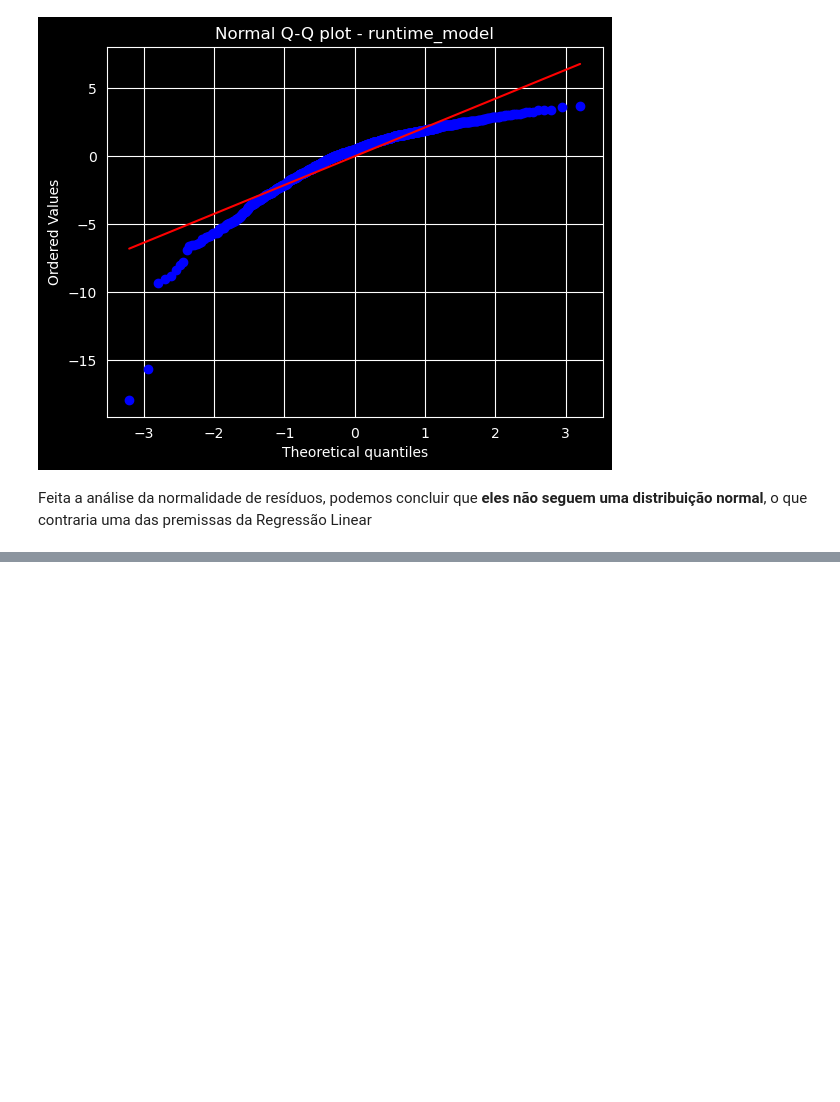
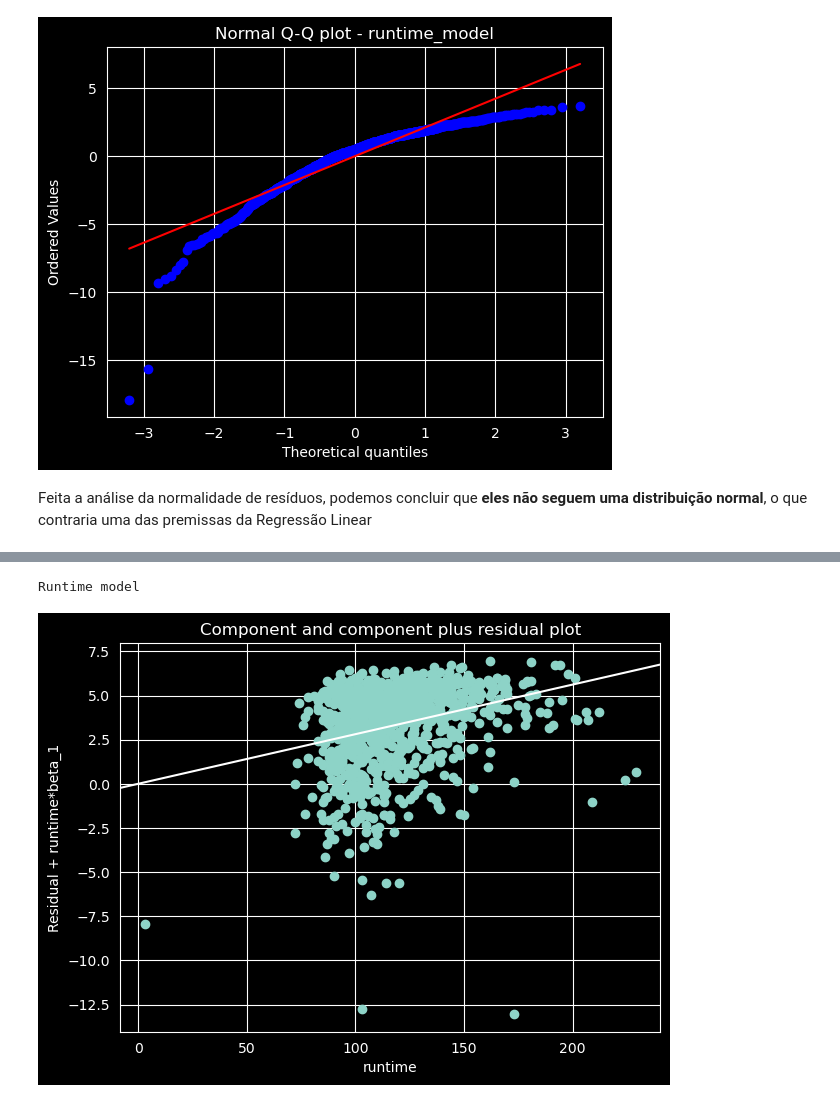
Before and after one commit to LucasPeil/movies_analysis, a Jupyter notebook: movies_analysis.ipynb, the cells around one changed output, grey strips where cells are left out. Saved outputs shown, nothing was run; the diff lists cells and outputs as text; code cells hidden in the pictures; blank space fills up the shorter version.

```diff
--- a/movies_analysis.ipynb
+++ b/movies_analysis.ipynb
@@ -304,0 +345,7 @@ Feita a análise da normalidade de resíduos, podemos concluir que **eles não s
+# %%
+print("Runtime model")
+fig = sm.graphics.plot_ccpr(runtime_model,"runtime")
+fig.tight_layout(pad=1.0)
+# %% [output]
+Runtime model
+[figure, added]
```
Also changed, not shown: parts of 15 cells of this notebook, 2 other files.
